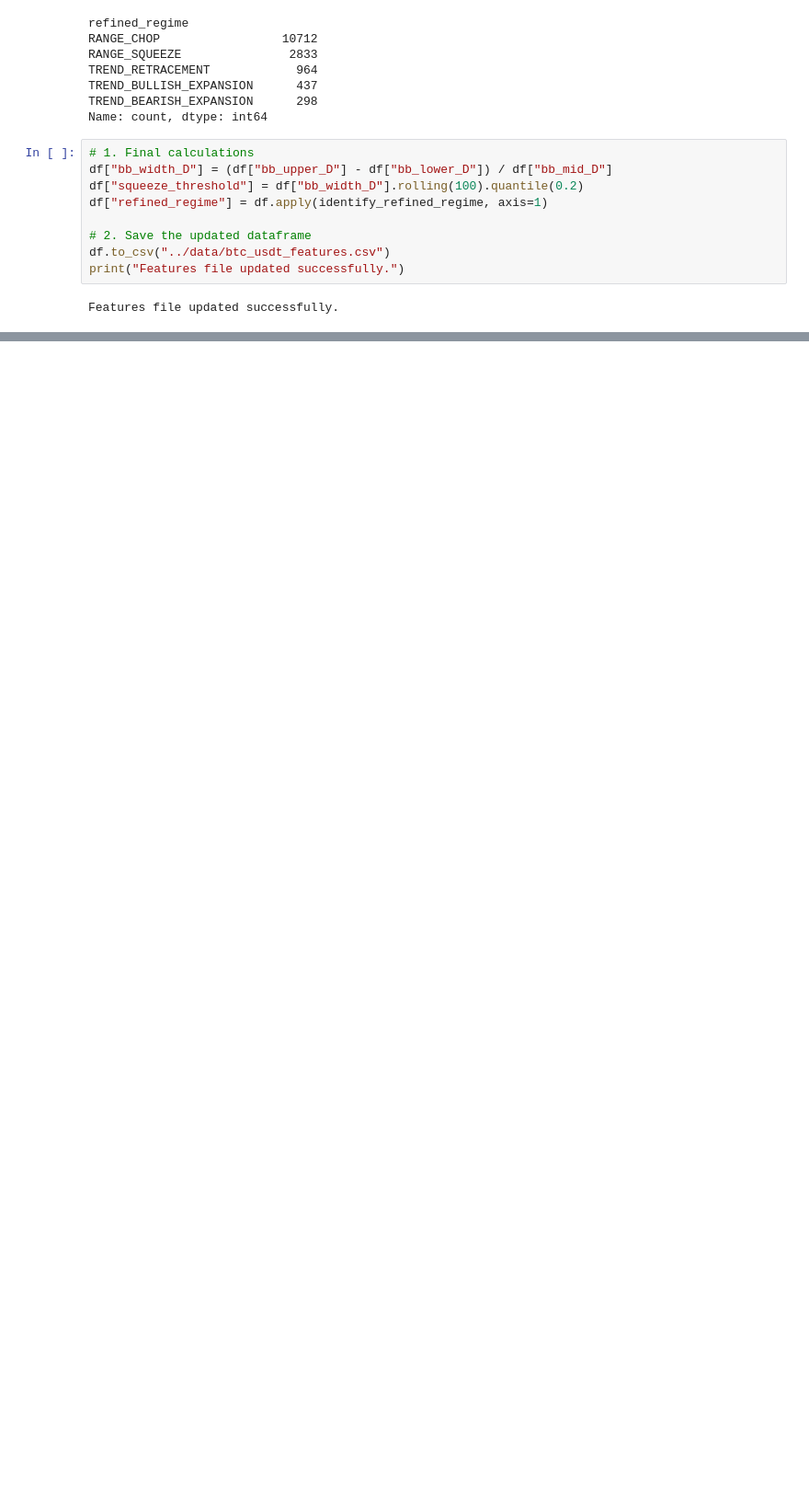
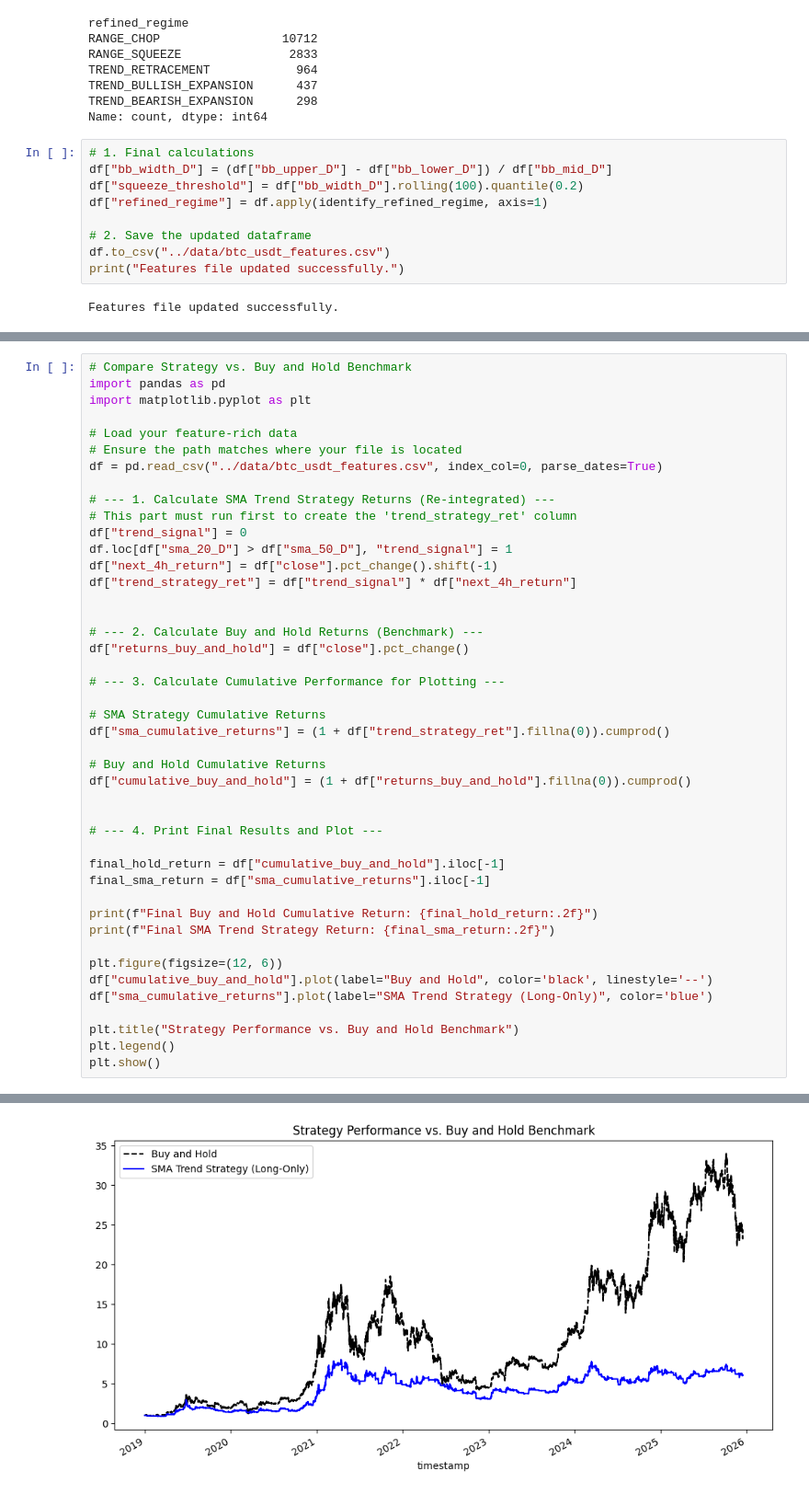
Before and after one commit to Katiehey/Crypto-Bot, a Jupyter notebook: notebooks/regime_analysis.ipynb, the cells around one changed output, grey strips where cells are left out. Shown: that part at 92% size. Drawn from its saved outputs; the diff is of its cells as text; blank space fills up the shorter version.

```diff
--- a/notebooks/regime_analysis.ipynb
+++ b/notebooks/regime_analysis.ipynb
@@ -125,0 +181,45 @@ Features file updated successfully.
+# %%
+# Compare Strategy vs. Buy and Hold Benchmark
+import pandas as pd
+import matplotlib.pyplot as plt
+
+# Load your feature-rich data
+# Ensure the path matches where your file is located
+df = pd.read_csv("../data/btc_usdt_features.csv", index_col=0, parse_dates=True)
+
+# --- 1. Calculate SMA Trend Strategy Returns (Re-integrated) ---
+# This part must run first to create the 'trend_strategy_ret' column
+df["trend_signal"] = 0
+df.loc[df["sma_20_D"] > df["sma_50_D"], "trend_signal"] = 1
+df["next_4h_return"] = df["close"].pct_change().shift(-1)
+df["trend_strategy_ret"] = df["trend_signal"] * df["next_4h_return"]
+
+
+# --- 2. Calculate Buy and Hold Returns (Benchmark) ---
+df["returns_buy_and_hold"] = df["close"].pct_change()
+
+# --- 3. Calculate Cumulative Performance for Plotting ---
+
+# SMA Strategy Cumulative Returns
+df["sma_cumulative_returns"] = (1 + df["trend_strategy_ret"].fillna(0)).cumprod()
+
+# Buy and Hold Cumulative Returns
+df["cumulative_buy_and_hold"] = (1 + df["returns_buy_and_hold"].fillna(0)).cumprod()
+
+
+# --- 4. Print Final Results and Plot ---
+
+final_hold_return = df["cumulative_buy_and_hold"].iloc[-1]
+final_sma_return = df["sma_cumulative_returns"].iloc[-1]
+
+print(f"Final Buy and Hold Cumulative Return: {final_hold_return:.2f}")
+print(f"Final SMA Trend Strategy Return: {final_sma_return:.2f}")
+
+plt.figure(figsize=(12, 6))
+df["cumulative_buy_and_hold"].plot(label="Buy and Hold", color='black', linestyle='--')
+df["sma_cumulative_returns"].plot(label="SMA Trend Strategy (Long-Only)", color='blue')
+
+plt.title("Strategy Performance vs. Buy and Hold Benchmark")
+plt.legend()
+plt.show()
+# %% [output]
@@ -125,0 +228 @@ Features file updated successfully.
+[figure, added]
```
Also changed, not shown: parts of 10 cells of this notebook.
